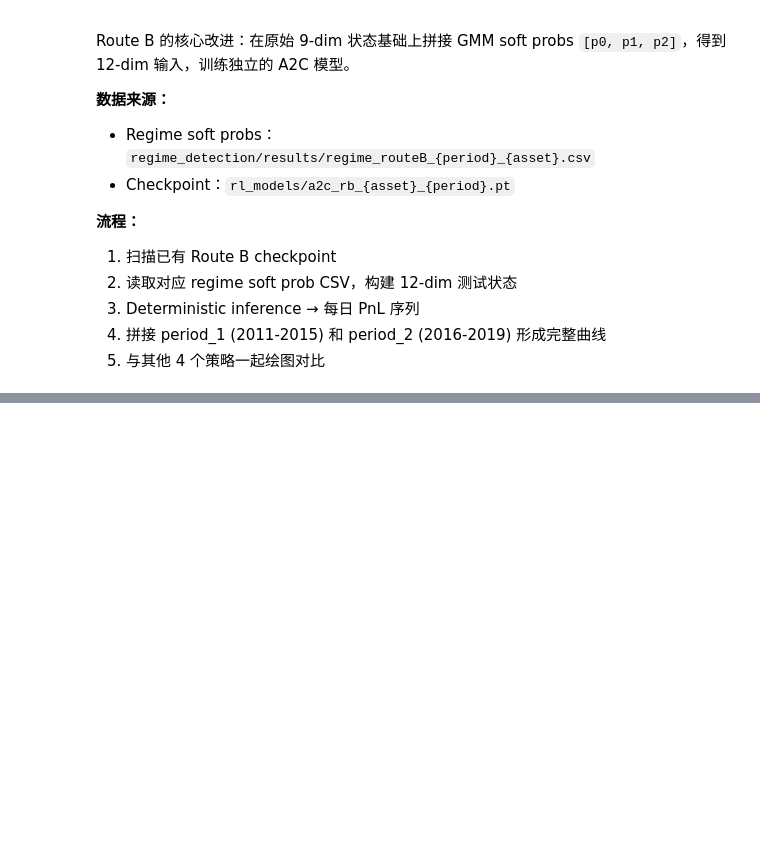
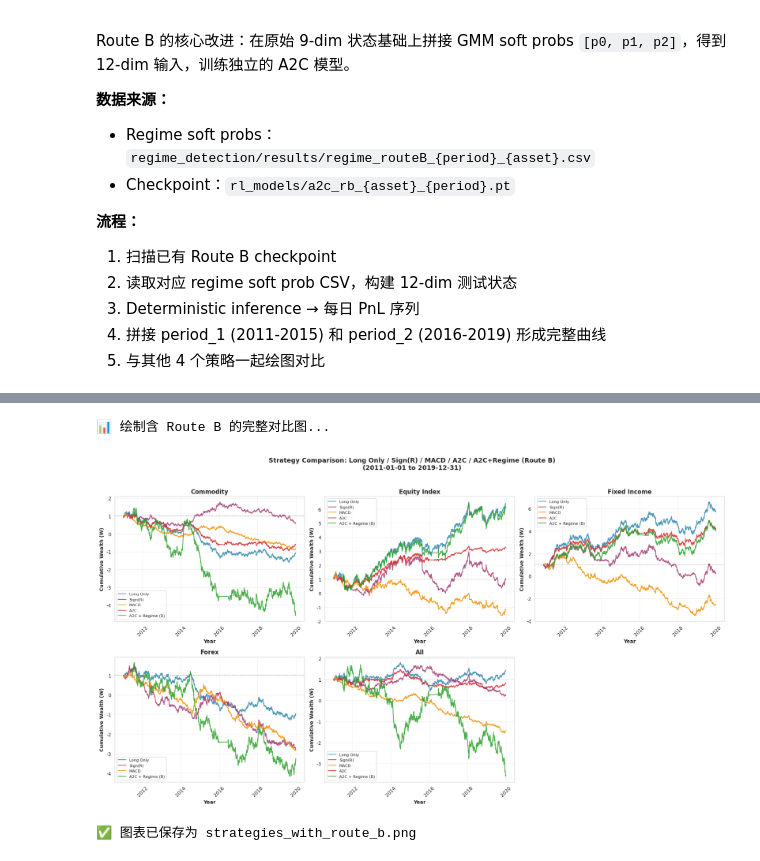
Before and after one commit to C-CU-2025-Fall/IEOR4733_Project, a Jupyter notebook: reproduction_of_figures/strategies_comparison.ipynb, the cells around one changed output, grey strips where cells are left out. Drawn from its saved outputs; the diff is of its cells as text; code cells hidden in the pictures; blank space fills up the shorter version.

```diff
--- a/reproduction_of_figures/strategies_comparison.ipynb
+++ b/reproduction_of_figures/strategies_comparison.ipynb
@@ -871,42 +735,6 @@ print('\n✅ 全部 Route B 推断完成')
 # %%
-def _build_rb_wealth(period_pnl_dict, asset_class):
-    """
-    将 period_1 和 period_2 的 PnL 序列等权合并后拼接成完整曲线。
-    返回 (dates_array, wealth_array) 或 (None, None)。
-    """
-    segments = []
-    for period_name in ['period_1', 'period_2']:
-        ticker_pnls = period_pnl_dict.get(period_name, {}).get(asset_class)
-        if not ticker_pnls:
-            continue
-        df_pnl = pd.DataFrame(ticker_pnls).sort_index()
-        port   = df_pnl.mean(axis=1).dropna()
-        segments.append(port)
-
-    if not segments:
-        return None, None
-
-    combined = pd.concat(segments).sort_index()
-    combined = combined[~combined.index.duplicated(keep='first')]
-    dates    = combined.index.to_numpy()
-    wealth   = 1.0 + np.cumsum(combined.values)
-    return dates, wealth
-
-
-# 构建每个资产类的 Route B 财富曲线
-route_b_results = {}
-for asset_class in list(ASSET_CLASSES_WITH_ALL.keys()):
-    dates, wealth = _build_rb_wealth(rb_pnl_by_period, asset_class)
-    route_b_results[asset_class] = (dates, wealth)
-    if wealth is not None:
-        print(f'  ✅ {asset_class:<18}: {len(wealth)} 天  '
-              f'({pd.Timestamp(dates[0]).date()} ~ {pd.Timestamp(dates[-1]).date()})')
-    else:
-        print(f'  ⚠️  {asset_class}: 无数据（checkpoint 未找到或推断失败）')
-
-# ── 绘图 ─────────────────────────────────────────────────────────────────────
 import matplotlib.dates as mdates
-print('\n📊 绘制含 Route B 的完整对比图...\n')
+print('📊 绘制含 Route B 的完整对比图...\n')
 
 asset_order_plot = ASSET_CLASSES_LIST + ['All']
 
@@ -948,8 +776,9 @@ for idx, asset in enumerate(asset_order_plot):
 
     uses_datetime_axis = False
     for strategy, (dates_e, wealth_e) in valid_data.items():
-        lw    = 2.2 if strategy == 'A2C + Regime (B)' else 1.5
-        alpha = 0.95 if strategy == 'A2C + Regime (B)' else 0.80
+        # 所有线统一粗细，不再单独加粗 Route B
+        lw    = 1.5
+        alpha = 0.85
 
         if dates_e is not None:
             aligned_dates = pd.to_datetime(dates_e)
@@ -961,33 +790,37 @@ for idx, asset in enumerate(asset_order_plot):
                 label=strategy,
                 linewidth=lw,
                 color=COLORS_FULL.get(strategy, '#888888'),
                 alpha=alpha)
 
     ax.set_xlabel('Year', fontsize=10, fontweight='bold')
     ax.set_ylabel('Cumulative Wealth (W)', fontsize=10, fontweight='bold')
     ax.set_title(asset, fontsize=12, fontweight='bold')
     ax.grid(True, alpha=0.3)
     ax.legend(loc='best', fontsize=8, frameon=True)
     ax.axhline(y=1.0, color='gray', linestyle='--', linewidth=1, alpha=0.5)
 
     if uses_datetime_axis:
         ax.xaxis.set_major_locator(mdates.YearLocator(base=2))
         ax.xaxis.set_major_formatter(mdates.DateFormatter('%Y'))
         ax.tick_params(axis='x', rotation=45)
 
 for idx in range(len(asset_order_plot), len(axes)):
     axes[idx].axis('off')
 
 plt.suptitle(
     'Strategy Comparison: Long Only / Sign(R) / MACD / A2C / A2C+Regime (Route B)\n'
     f'({TEST_START} to {TEST_END})',
     fontsize=13, fontweight='bold', y=1.00
 )
 plt.tight_layout(rect=[0, 0, 1, 0.98])
 out_path = OUTPUT_DIR / 'strategies_with_route_b.png'
 plt.savefig(str(out_path), dpi=300, bbox_inches='tight')
 plt.show()
 print(f'✅ 图表已保存为 {out_path.name}')
+# %% [output]
+📊 绘制含 Route B 的完整对比图...
+[figure, added]
+✅ 图表已保存为 strategies_with_route_b.png
 # %%
 # ── 简明 Metrics 对比表 ──────────────────────────────────────────────────────
 print('📊 各策略 Metrics 汇总\n')
```
Also changed, not shown: parts of 5 cells of this notebook, 23 other files.
